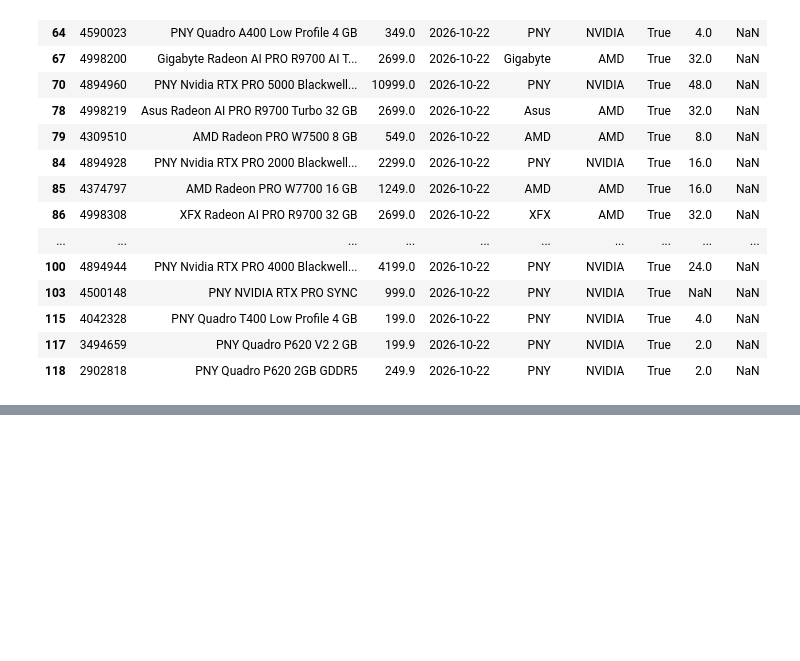
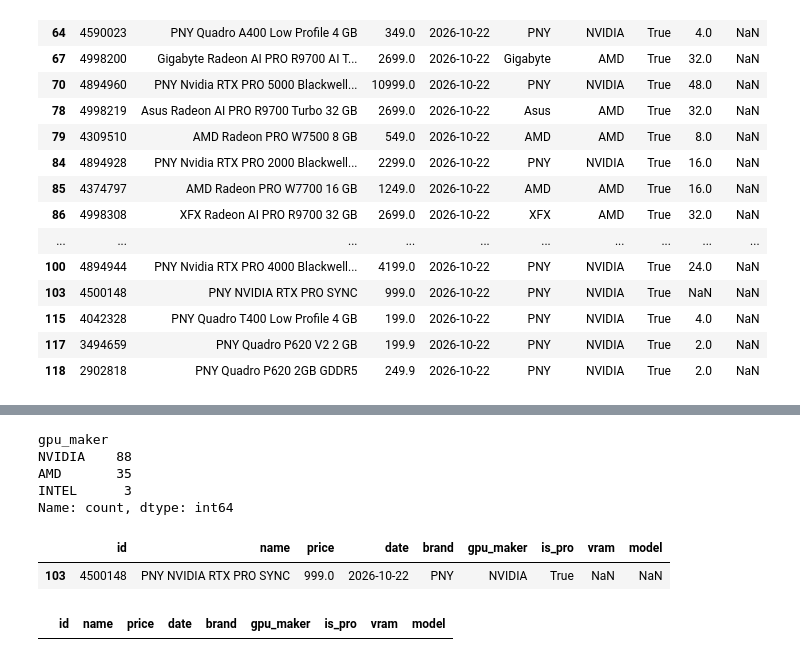
Before and after one commit to odysmpasias/gpu-price-tracker, a Jupyter notebook: notebooks/01_cleaning.ipynb, the cells around one changed output, grey strips where cells are left out. Saved outputs shown, nothing was run; the diff lists cells and outputs as text; code cells hidden in the pictures; blank space fills up the shorter version.

```diff
--- a/notebooks/01_cleaning.ipynb
+++ b/notebooks/01_cleaning.ipynb
@@ -497,0 +573,13 @@ df[df["model"].isna()]
+# %%
+df["gpu_maker"].value_counts()
+# %% [output]
+gpu_maker
+NVIDIA    88
+AMD       35
+INTEL      3
+Name: count, dtype: int64
+# %%
+df[df["vram"].isna()]
+# %% [output]
+|  | id | name | price | date | brand | gpu_maker | is_pro | vram | model |
+| 103 | 4500148 | PNY NVIDIA RTX PRO SYNC | 999.0 | 2026-10-22 | PNY | NVIDIA | True | NaN | NaN |
@@ -497,0 +588,4 @@ df[df["model"].isna()]
+# %%
+cleaned[(cleaned["model"].isna()) & (~cleaned["is_pro"])]
+# %% [output]
+|  | id | name | price | date | brand | gpu_maker | is_pro | vram | model |
```
Also changed, not shown: parts of 18 cells of this notebook.
